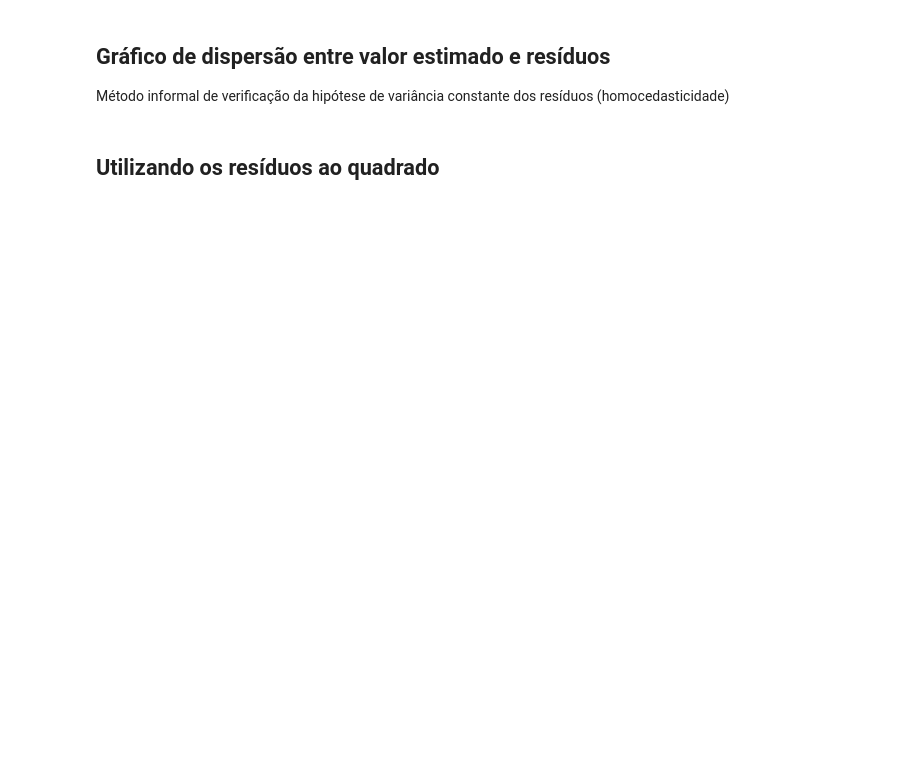
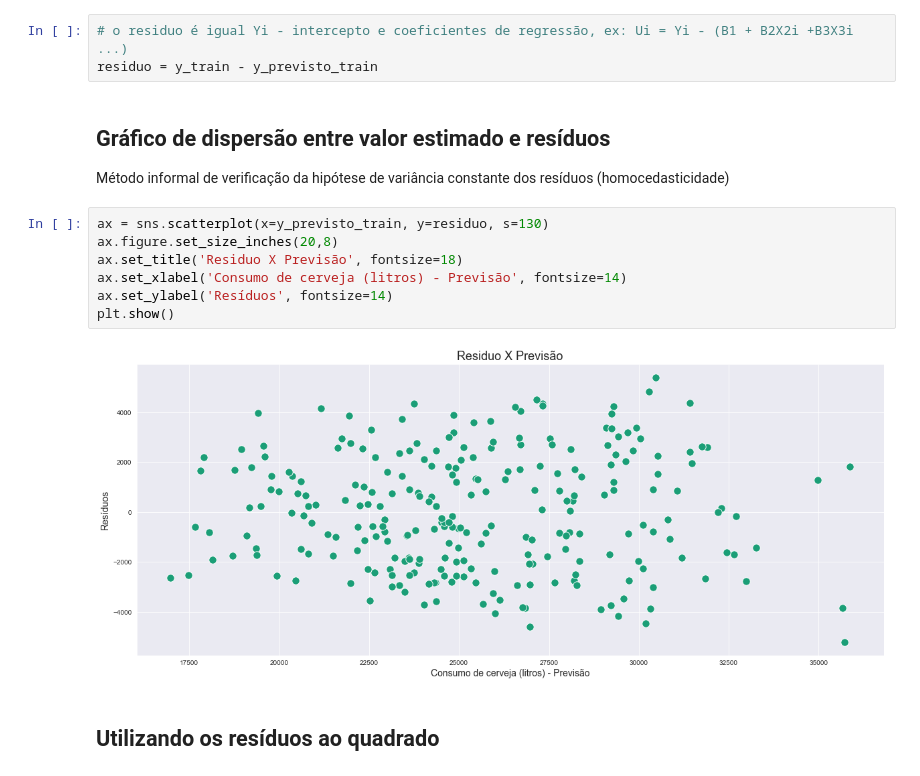
Before and after one commit to King-Bowie/analise_consumo_cerveja, a Jupyter notebook: analise_consumo.ipynb, the cells around one changed output. Cells and saved outputs as stored; diff of their text form; blank space fills up the shorter version.

```diff
--- a/analise_consumo.ipynb
+++ b/analise_consumo.ipynb
@@ -439,9 +561,21 @@ https://seaborn.pydata.org/generated/seaborn.scatterplot.html
 # %% [markdown]
 ## Obtendo os resíduos
+# %%
+# o residuo é igual Yi - intercepto e coeficientes de regressão, ex: Ui = Yi - (B1 + B2X2i +B3X3i ...)
+residuo = y_train - y_previsto_train
 # %% [markdown]
 ## Gráfico de dispersão entre valor estimado e resíduos
 
 Método informal de verificação da hipótese de variância constante dos resíduos (homocedasticidade)
+# %%
+ax = sns.scatterplot(x=y_previsto_train, y=residuo, s=130)
+ax.figure.set_size_inches(20,8)
+ax.set_title('Residuo X Previsão', fontsize=18)
+ax.set_xlabel('Consumo de cerveja (litros) - Previsão', fontsize=14)
+ax.set_ylabel('Resíduos', fontsize=14)
+plt.show()
+# %% [output]
+[figure, added]
 # %% [markdown]
 ## Utilizando os resíduos ao quadrado
 # %% [markdown]
```
Also changed, not shown: parts of 52 cells of this notebook.
